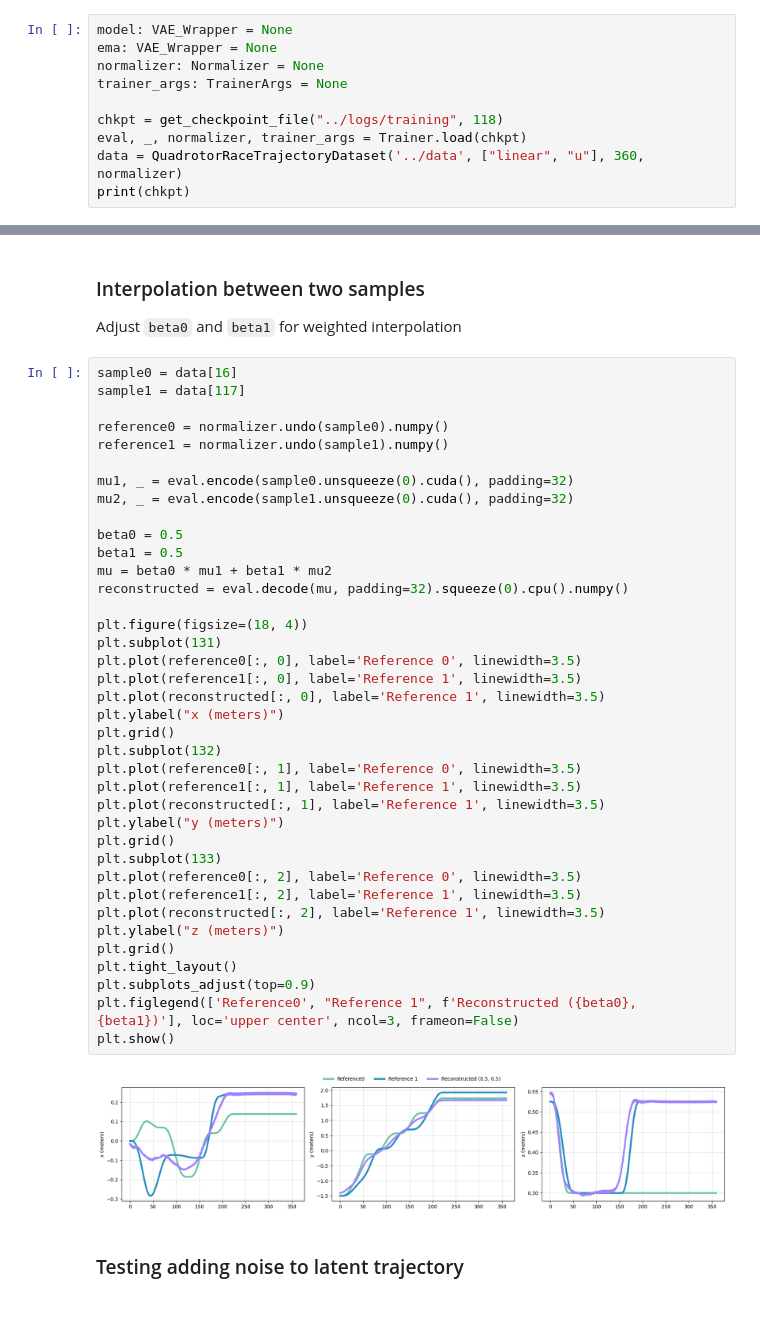
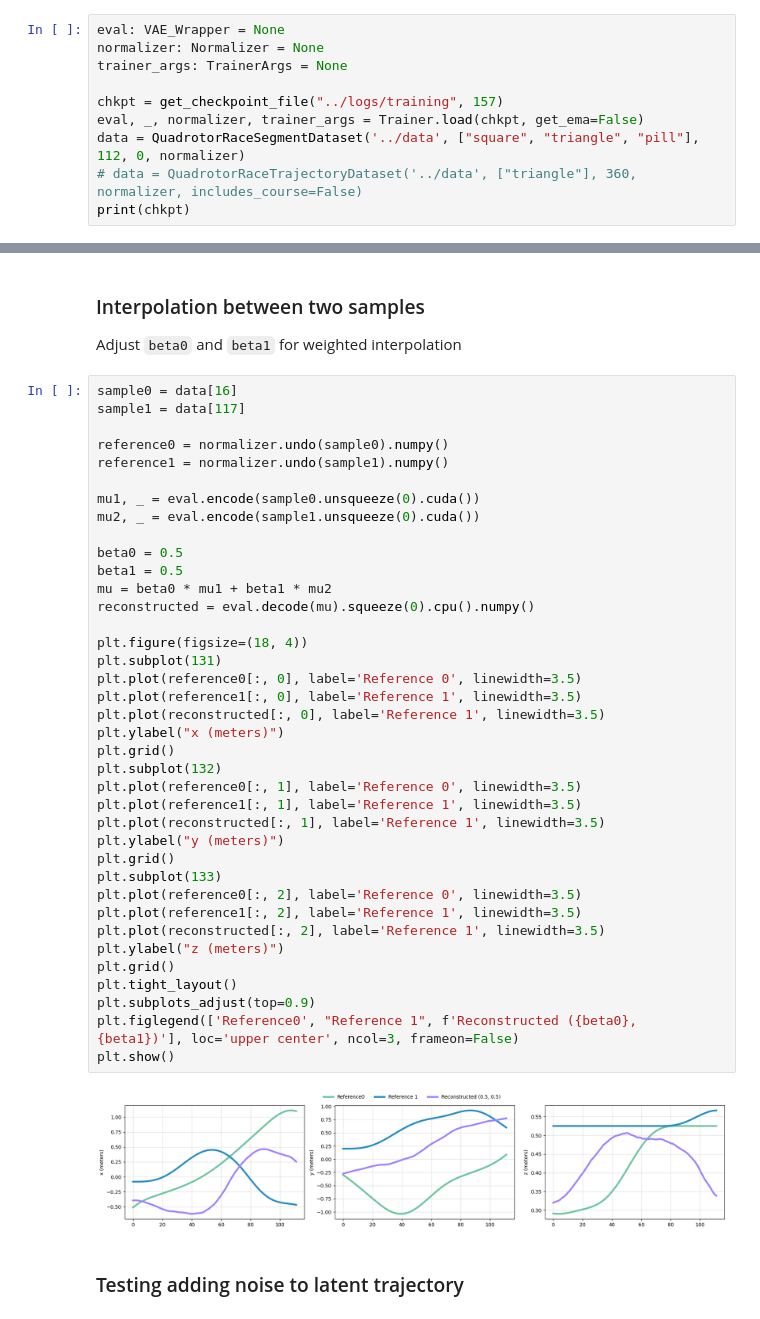
Before and after one commit to sparthaje/quadrotor-diffusion, a Jupyter notebook: notebooks/vae.ipynb, the cells around one changed output, grey strips where cells are left out. Saved outputs shown, nothing was run; the diff lists cells and outputs as text.

Commit message:
[VAE] model improvements?

```diff
--- a/notebooks/vae.ipynb
+++ b/notebooks/vae.ipynb
@@ -23,11 +27,11 @@ from quadrotor_diffusion.utils.nn.args import TrainerArgs
 # %%
-model: VAE_Wrapper = None
-ema: VAE_Wrapper = None
+eval: VAE_Wrapper = None
 normalizer: Normalizer = None
 trainer_args: TrainerArgs = None
 
-chkpt = get_checkpoint_file("../logs/training", 118)
-eval, _, normalizer, trainer_args = Trainer.load(chkpt)
-data = QuadrotorRaceTrajectoryDataset('../data', ["linear", "u"], 360, normalizer)
+chkpt = get_checkpoint_file("../logs/training", 157)
+eval, _, normalizer, trainer_args = Trainer.load(chkpt, get_ema=False)
+data = QuadrotorRaceSegmentDataset('../data', ["square", "triangle", "pill"], 112, 0, normalizer)
+# data = QuadrotorRaceTrajectoryDataset('../data', ["triangle"], 360, normalizer, includes_course=False)
 print(chkpt)
 # %% [output]
@@ -93,39 +97,39 @@ sample1 = data[117]
 reference0 = normalizer.undo(sample0).numpy()
 reference1 = normalizer.undo(sample1).numpy()
 
-mu1, _ = eval.encode(sample0.unsqueeze(0).cuda(), padding=32)
-mu2, _ = eval.encode(sample1.unsqueeze(0).cuda(), padding=32)
+mu1, _ = eval.encode(sample0.unsqueeze(0).cuda())
+mu2, _ = eval.encode(sample1.unsqueeze(0).cuda())
 
 beta0 = 0.5
 beta1 = 0.5
 mu = beta0 * mu1 + beta1 * mu2
-reconstructed = eval.decode(mu, padding=32).squeeze(0).cpu().numpy()
+reconstructed = eval.decode(mu).squeeze(0).cpu().numpy()
 
 plt.figure(figsize=(18, 4))
 plt.subplot(131)
 plt.plot(reference0[:, 0], label='Reference 0', linewidth=3.5)
 plt.plot(reference1[:, 0], label='Reference 1', linewidth=3.5)
 plt.plot(reconstructed[:, 0], label='Reference 1', linewidth=3.5)
 plt.ylabel("x (meters)")
 plt.grid()
 plt.subplot(132)
 plt.plot(reference0[:, 1], label='Reference 0', linewidth=3.5)
 plt.plot(reference1[:, 1], label='Reference 1', linewidth=3.5)
 plt.plot(reconstructed[:, 1], label='Reference 1', linewidth=3.5)
 plt.ylabel("y (meters)")
 plt.grid()
 plt.subplot(133)
 plt.plot(reference0[:, 2], label='Reference 0', linewidth=3.5)
 plt.plot(reference1[:, 2], label='Reference 1', linewidth=3.5)
 plt.plot(reconstructed[:, 2], label='Reference 1', linewidth=3.5)
 plt.ylabel("z (meters)")
 plt.grid()
 plt.tight_layout()
 plt.subplots_adjust(top=0.9)
 plt.figlegend(['Reference0', "Reference 1", f'Reconstructed ({beta0}, {beta1})'], loc='upper center', ncol=3, frameon=False)
 plt.show()
 # %% [output]
-[figure, old version]
+[figure, new version]
 # %% [markdown]
 ### Testing adding noise to latent trajectory
 # %%
```
Also changed, not shown: parts of 22 cells of this notebook, 15 other files.
